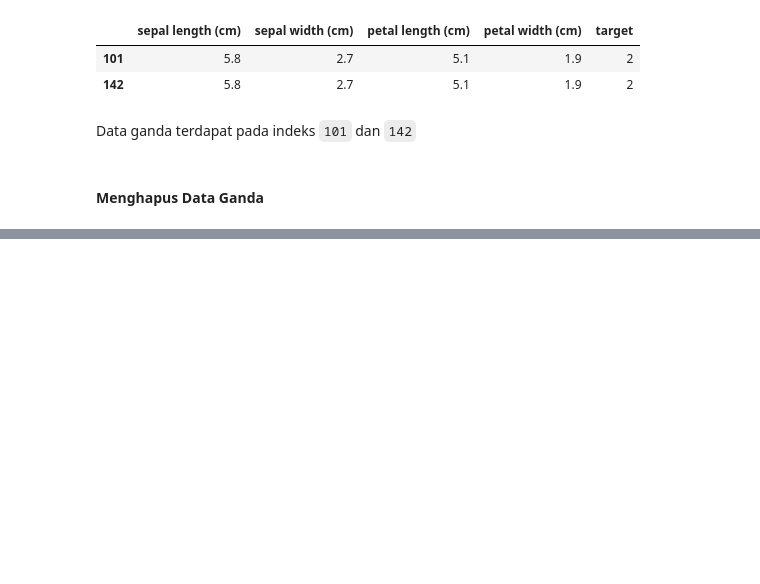
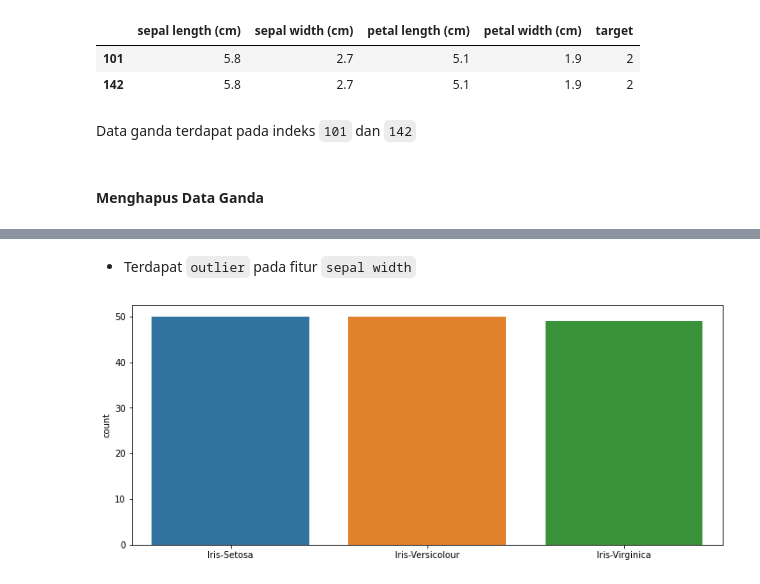
Before and after one commit to dendihandian/data-portfolio, a Jupyter notebook: sklearn-iris/analisis-dataset-iris.ipynb, the cells around one changed output, grey strips where cells are left out. Cells and saved outputs as stored; diff of their text form; code cells hidden in the pictures; blank space fills up the shorter version.

```diff
--- a/sklearn-iris/analisis-dataset-iris.ipynb
+++ b/sklearn-iris/analisis-dataset-iris.ipynb
@@ -80,0 +145,16 @@ iris.drop_duplicates(inplace=True)
+# %% [markdown]
+- Terdapat `outlier` pada fitur `sepal width`
+# %%
+class_map = {
+    0: 'Iris-Setosa',
+    1: 'Iris-Versicolour',
+    2: 'Iris-Virginica',
+}
+
+plt.figure(figsize=(12, 5))
+sns.countplot(x='target', data=iris)
+plt.xticks(list(class_map.keys()), list(class_map.values()))
+plt.xlabel('')
+plt.show();
+# %% [output]
+[figure, added]
```
Also changed, not shown: parts of 8 cells of this notebook.
